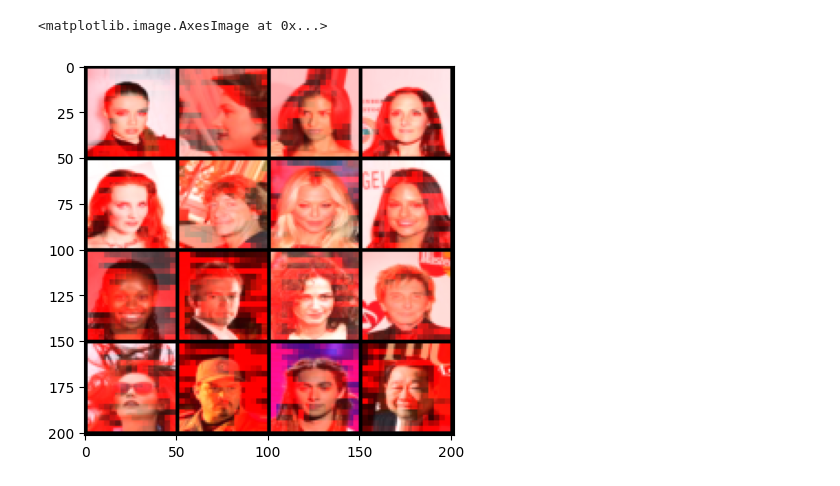
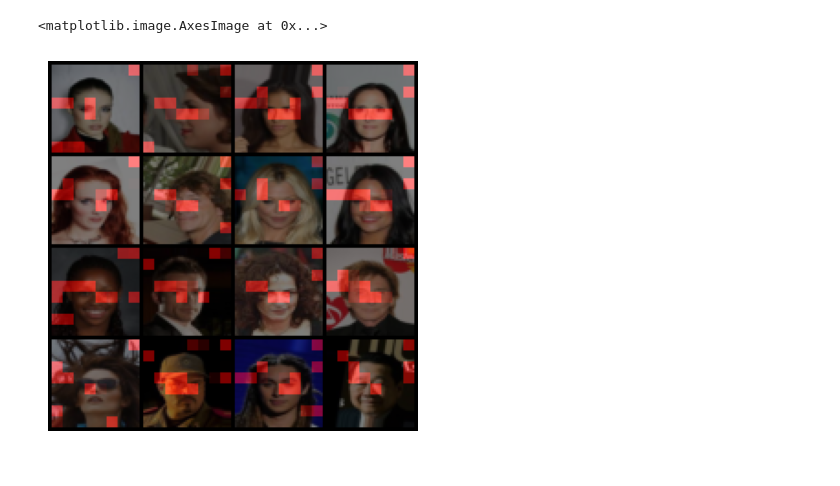
Before and after one commit to lim-sorry/modelswithcode, a Jupyter notebook: vit_supersampler/test.ipynb, the cells around one changed output. Cells and saved outputs as stored; diff of their text form; code cells hidden in the pictures.

Commit message:
visualize heatmap

```diff
--- a/vit_supersampler/test.ipynb
+++ b/vit_supersampler/test.ipynb
@@ -60,26 +60,27 @@ def get_msa_color_map(img_idx, msa_idx):
     k = model.msa[msa_idx].k(x)
     qk = torch.matmul(q, k.transpose(1,2))
 
-    for i in range(256):
+    for i in range(64):
         qk[0][i][i] = 0.0
 
     score = torch.softmax(qk, dim=2)
     score = torch.sum(score, dim=1)
-    score = score.view(1, 16, 16)
-    score = score.repeat_interleave(3, dim=1)
-    score = score.repeat_interleave(3, dim=2)
+    score = score.view(1, 8, 8)
+    score = score.repeat_interleave(6, dim=1)
+    score = score.repeat_interleave(6, dim=2)
     score = torch.clamp(score, 0.0, 1.0)
 
-    color_map = torch.cat([torch.zeros((2, 48, 48), device=device), score], dim=0)
+    color_map = torch.cat([score, torch.zeros((2, 48, 48), device=device)], dim=0)
 
-    img = (sample_down[img_idx]*0.5+0.5) + color_map
+    img = 0.5*(sample_down[img_idx]*0.5+0.5) + color_map*0.5
     img = torch.clamp(img, 0.0, 1.0)
 
     return img.cpu().detach()
 # %%
-img = [get_msa_color_map(i, 15) for i in range(16)]
+img = [get_msa_color_map(i, 5) for i in range(16)]
 img = make_grid(img, nrow=4)
+plt.axis('off')
 plt.imshow(img.permute(1,2,0))
 # %% [output]
 <matplotlib.image.AxesImage at 0x...>
-[figure, old version]
+[figure, new version]
```
Also changed, not shown: parts of 2 cells of this notebook, 6 other files.
